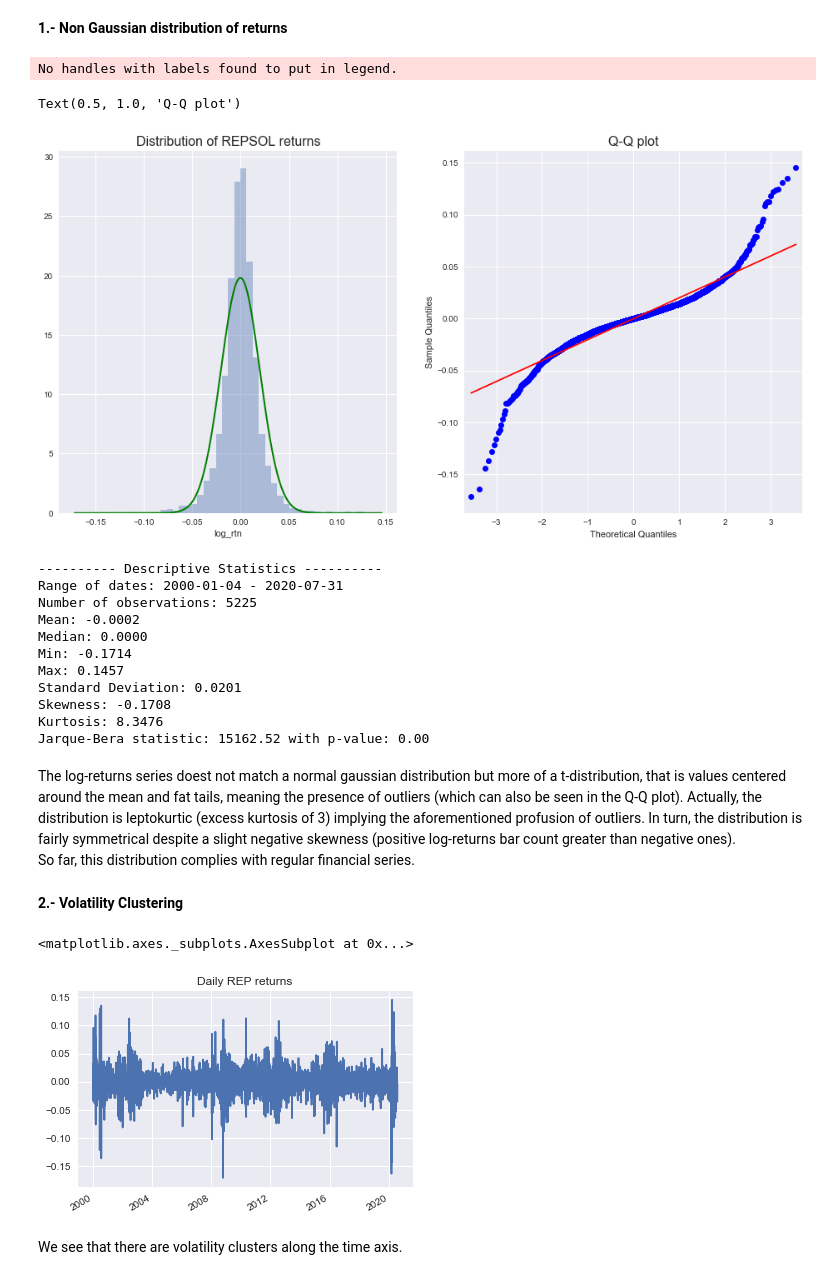
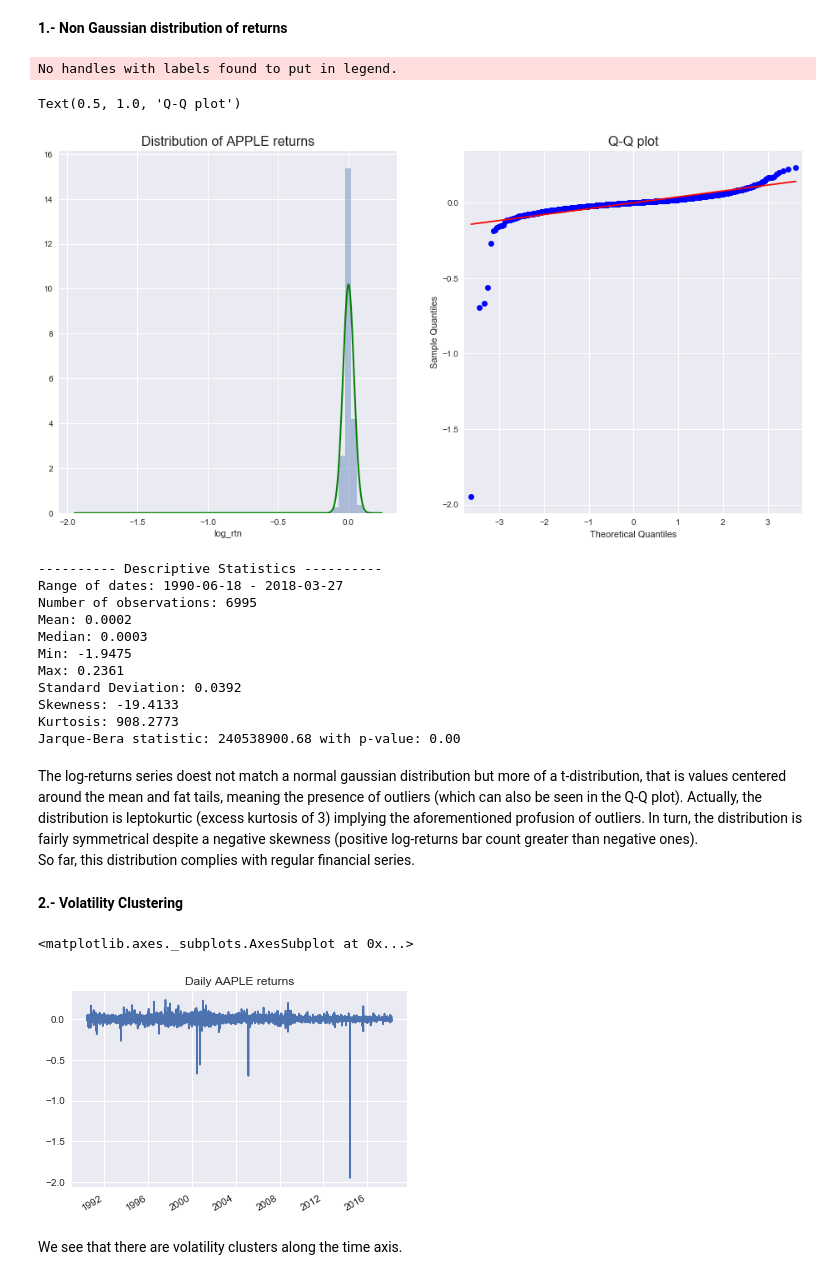
Before and after one commit to isabelpuche/ml_for_algo_trading, a Jupyter notebook: notebooks/eda_quandl.ipynb, the cells around one changed output. Drawn from its saved outputs; the diff is of its cells as text; code cells hidden in the pictures.

```diff
--- a/notebooks/eda_quandl.ipynb
+++ b/notebooks/eda_quandl.ipynb
@@ -182,8 +182,8 @@ df.describe()
 As we shall see in the visualisation, asset returns are non-stationnary, neither in mean nor in variance. We may attempt to render them stationnary by converting prices to returns, both simple returns (aggregating to assets) and log-returns (aggregating over time). <br>
 Stationarity is an important statistical property of regressors in order to infer consistent parametric estimators.
 # %%
-df['simple_rtn'] = df.REP.pct_change()
-df['log_rtn'] = np.log(df.REP/df.REP.shift(1))
+df['simple_rtn'] = df.close.pct_change()
+df['log_rtn'] = np.log(df.close/df.close.shift(1))
 # %%
 df.head()
 # %% [output]
@@ -246,7 +246,7 @@ fig, ax = plt.subplots(1, 2, figsize=(16, 8))
 
 # histogram
 sns.distplot(df.log_rtn, kde=False, norm_hist=True, ax=ax[0])
-ax[0].set_title('Distribution of REPSOL returns', fontsize=16)
+ax[0].set_title('Distribution of APPLE returns', fontsize=16)
 ax[0].plot(r_range, norm_pdf, 'g', lw=2)
 ax[0].legend(loc='upper left');
 
@@ -256,7 +256,7 @@ ax[1].set_title('Q-Q plot', fontsize = 16)
 # %% [output]
 No handles with labels found to put in legend.
 Text(0.5, 1.0, 'Q-Q plot')
-[figure, old version]
+[figure, new version]
 # %%
 # Print the summary statistics of the log returns
 
@@ -275,26 +275,26 @@ print('Kurtosis: {:.4f}'.format(df.log_rtn.kurtosis()))
 print('Jarque-Bera statistic: {:.2f} with p-value: {:.2f}'.format(jb_test[0], jb_test[1]))
 # %% [output]
 ---------- Descriptive Statistics ----------
-Range of dates: 2000-01-04 - 2020-07-31
-Number of observations: 5225
-Mean: -0.0002
-Median: 0.0000
-Min: -0.1714
-Max: 0.1457
-Standard Deviation: 0.0201
-Skewness: -0.1708
-Kurtosis: 8.3476
-Jarque-Bera statistic: 15162.52 with p-value: 0.00
+Range of dates: 1990-06-18 - 2018-03-27
+Number of observations: 6995
+Mean: 0.0002
+Median: 0.0003
+Min: -1.9475
+Max: 0.2361
+Standard Deviation: 0.0392
+Skewness: -19.4133
+Kurtosis: 908.2773
+Jarque-Bera statistic: 240538900.68 with p-value: 0.00
 # %% [markdown]
-The log-returns series doest not match a normal gaussian distribution but more of a t-distribution, that is values centered around the mean and fat tails, meaning the presence of outliers (which can also be seen in the Q-Q plot). Actually, the distribution is leptokurtic (excess kurtosis of 3) implying the aforementioned profusion of outliers. In turn, the distribution is fairly symmetrical despite a slight negative skewness (positive log-returns bar count greater than negative ones). <br>
+The log-returns series doest not match a normal gaussian distribution but more of a t-distribution, that is values centered around the mean and fat tails, meaning the presence of outliers (which can also be seen in the Q-Q plot). Actually, the distribution is leptokurtic (excess kurtosis of 3) implying the aforementioned profusion of outliers. In turn, the distribution is fairly symmetrical despite a negative skewness (positive log-returns bar count greater than negative ones). <br>
 So far, this distribution complies with regular financial series.
 # %% [markdown]
 **2.- Volatility Clustering**
 # %%
-df.log_rtn.plot(title='Daily REP returns')
+df.log_rtn.plot(title='Daily AAPLE returns')
 # %% [output]
 <matplotlib.axes._subplots.AxesSubplot at 0x...>
-[figure, old version]
+[figure, new version]
 # %% [markdown]
 We see that there are volatility clusters along the time axis.
 # %% [markdown]
```
Also changed, not shown: parts of 18 cells of this notebook, 5 other files.
